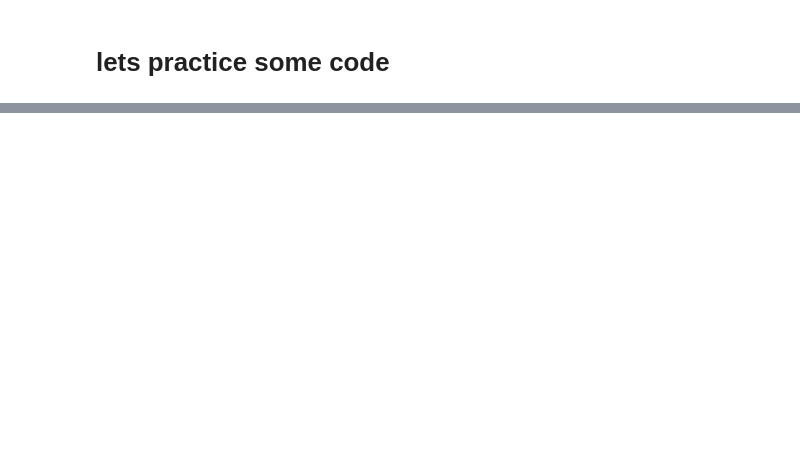
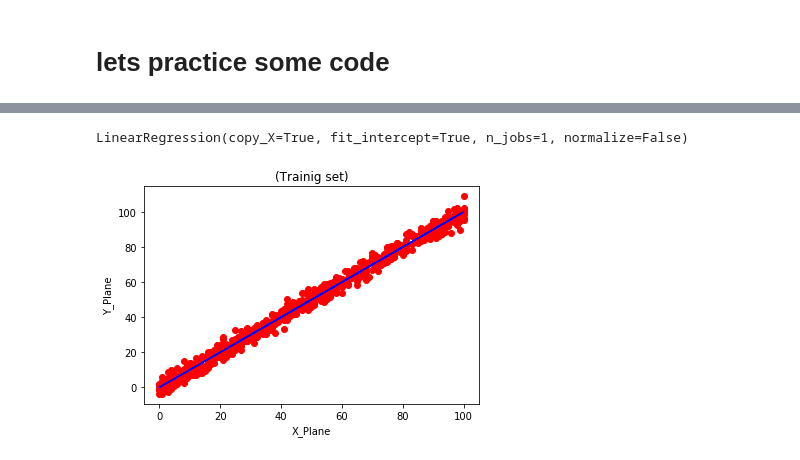
Before and after one commit to harshitahluwalia7895/100DaysOfMLCode, a Jupyter notebook: Day 2 Simple Linear Regression.ipynb, the cells around one changed output, grey strips where cells are left out. Saved outputs shown, nothing was run; the diff lists cells and outputs as text; code cells hidden in the pictures; blank space fills up the shorter version.

Commit message:
Day 2 Simple Linear Regression

```diff
--- a/Day 2 Simple Linear Regression.ipynb
+++ b/Day 2 Simple Linear Regression.ipynb
@@ -65,0 +95,31 @@ In the least square approach we minimize sum of squared errors(SSE) by choosing
+# %%
+training.drop(training.index[[213]], inplace=True)
+# %%
+# Importing thhe Imputer class used to impute the missing values
+from sklearn.preprocessing import Imputer
+imputer1=Imputer(missing_values='NaN', strategy='mean',axis=0)
+imputer1=imputer1.fit(training)
+training=imputer1.transform(training)
+# %%
+# Train Test and Split
+x_train=training[:,:-1]
+x_test=testing.iloc[:,:-1].values
+y_train=training[:,1]
+y_test=testing.iloc[:,1].values
+# %%
+#Training the model
+from sklearn.linear_model import LinearRegression
+regressor=LinearRegression()
+regressor.fit(x_train,y_train)
+# %% [output]
+LinearRegression(copy_X=True, fit_intercept=True, n_jobs=1, normalize=False)
+# %%
+# PLotting the training set
+plt.scatter(x_train,y_train, color='red')
+plt.plot(x_train,regressor.predict(x_train),color='blue')
+plt.title('(Trainig set)')
+plt.xlabel('X_Plane')
+plt.ylabel('Y_Plane')
+plt.show()
+# %% [output]
+[figure, added]
```
Also changed, not shown: parts of 7 cells of this notebook.
